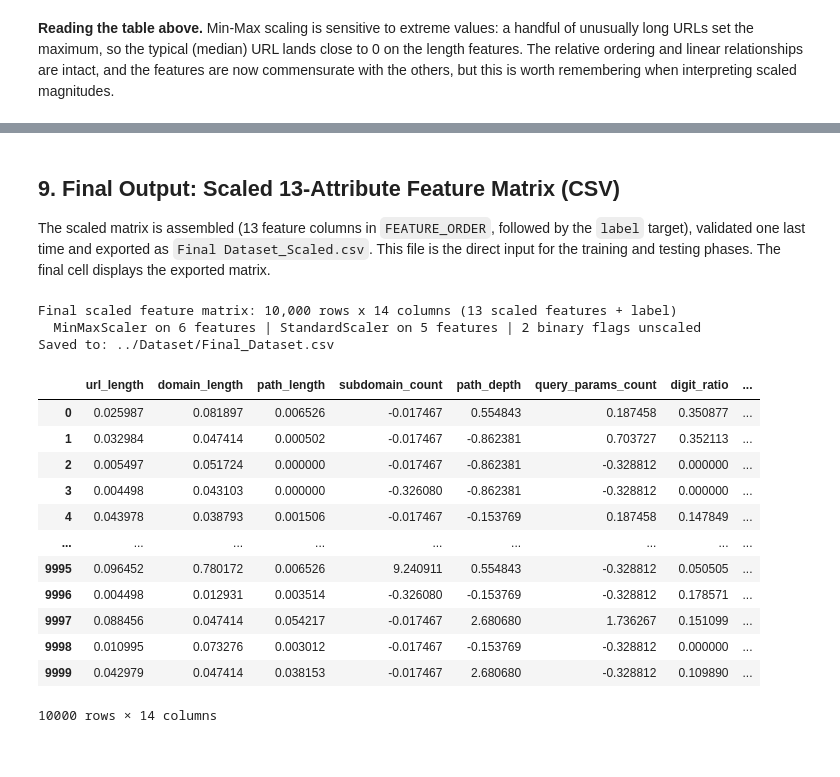
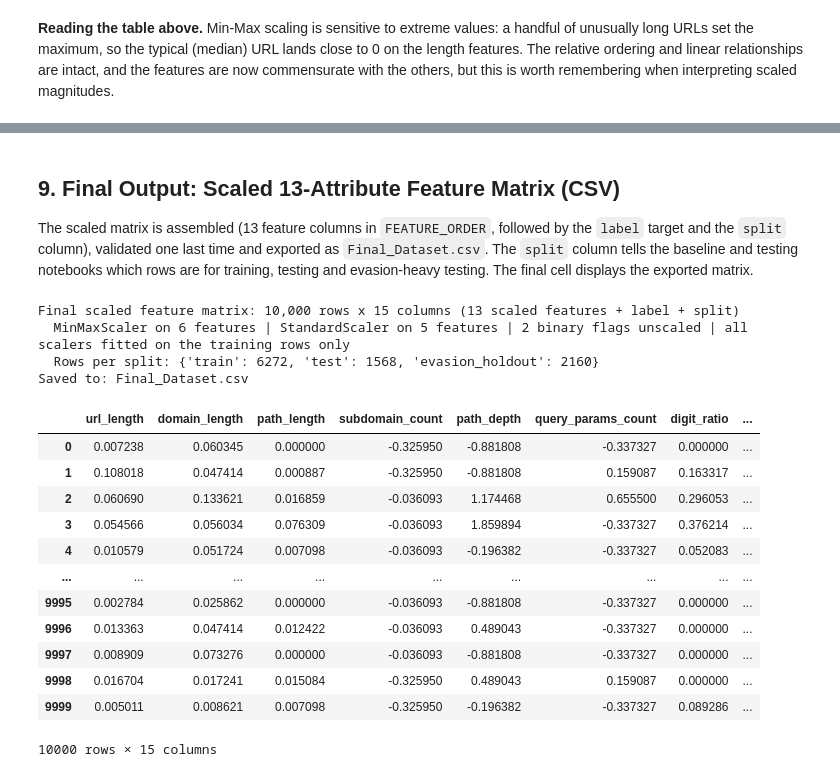
Before and after one commit to WendelLeander/PhishEvade, a Jupyter notebook: Modules/5_feature_scaling_pipeline.ipynb, the cells around one changed output, grey strips where cells are left out. Drawn from its saved outputs; the diff is of its cells as text; code cells hidden in the pictures.

```diff
--- a/Modules/5_feature_scaling_pipeline.ipynb
+++ b/Modules/5_feature_scaling_pipeline.ipynb
@@ -182,15 +186,18 @@ MinMaxScaler: 6 features | StandardScaler: 5 features | unscaled binary flags: 2
 scaled = features_raw.astype(float).copy()        # working copy; features_raw stays untouched
 
 minmax_scaler = MinMaxScaler()
-scaled[min_max_cols] = minmax_scaler.fit_transform(features_raw[min_max_cols])
+minmax_scaler.fit(features_raw.loc[train_mask, min_max_cols])            # learn from training rows only
+scaled[min_max_cols] = minmax_scaler.transform(features_raw[min_max_cols])
 
 minmax_params = pd.DataFrame({"x_min (learned)": minmax_scaler.data_min_,
                               "x_max (learned)": minmax_scaler.data_max_}, index=min_max_cols)
 assert (minmax_params["x_max (learned)"] > minmax_params["x_min (learned)"]).all(), "constant column"
-assert np.allclose(scaled[min_max_cols].min(), 0.0) and np.allclose(scaled[min_max_cols].max(), 1.0)
+assert np.allclose(scaled.loc[train_mask, min_max_cols].min(), 0.0) and np.allclose(scaled.loc[train_mask, min_max_cols].max(), 1.0)
 
-print("Fitted Min-Max parameters:")
+print("Fitted Min-Max parameters (training rows only):")
 display(minmax_params.round(4))
-print("Scaled range check passed: every Min-Max feature now spans exactly [0, 1].")
-scaled[min_max_cols].describe().round(4)
+print("Scaled range check passed: on the training rows every Min-Max feature spans exactly [0, 1].")
+outside = ((scaled.loc[~train_mask, min_max_cols] < 0) | (scaled.loc[~train_mask, min_max_cols] > 1)).sum()
+print("Test / evasion-holdout values outside [0, 1] (expected for values beyond the training range):", outside.to_dict())
+scaled.loc[train_mask, min_max_cols].describe().round(4)
 # %% [output]
@@ -219,14 +227,15 @@ Scaled range check passed: every Min-Max feature now spans exactly [0, 1].
 # %%
 zscore_scaler = StandardScaler()
-scaled[z_score_cols] = zscore_scaler.fit_transform(features_raw[z_score_cols])
+zscore_scaler.fit(features_raw.loc[train_mask, z_score_cols])            # learn from training rows only
+scaled[z_score_cols] = zscore_scaler.transform(features_raw[z_score_cols])
 
 zscore_params = pd.DataFrame({"mean mu (learned)": zscore_scaler.mean_,
                               "std sigma (learned)": zscore_scaler.scale_}, index=z_score_cols)
-assert np.allclose(scaled[z_score_cols].mean(), 0.0, atol=1e-9)
-assert np.allclose(np.std(scaled[z_score_cols].to_numpy(), axis=0), 1.0)
+assert np.allclose(scaled.loc[train_mask, z_score_cols].mean(), 0.0, atol=1e-9)
+assert np.allclose(np.std(scaled.loc[train_mask, z_score_cols].to_numpy(), axis=0), 1.0)
 
-print("Fitted Z-score parameters:")
+print("Fitted Z-score parameters (training rows only):")
 display(zscore_params.round(4))
-print("Standardisation check passed: every Z-score feature has mean 0 and standard deviation 1.")
-scaled[z_score_cols].describe().round(4)
+print("Standardisation check passed: on the training rows every Z-score feature has mean 0 and standard deviation 1.")
+scaled.loc[train_mask, z_score_cols].describe().round(4)
 # %% [output]
@@ -397,41 +392,45 @@ Held-out values falling outside [0, 1] when Min-Max is fitted on training rows o
 # %% [markdown]
 ## 9. Final Output: Scaled 13-Attribute Feature Matrix (CSV)
 
-The scaled matrix is assembled (13 feature columns in `FEATURE_ORDER`, followed by the `label` target), validated one last time and exported as `Final Dataset_Scaled.csv`. This file is the direct input for the training and testing phases. The final cell displays the exported matrix.
+The scaled matrix is assembled (13 feature columns in `FEATURE_ORDER`, followed by the `label` target and the `split` column), validated one last time and exported as `Final_Dataset.csv`. The `split` column tells the baseline and testing notebooks which rows are for training, testing and evasion-heavy testing. The final cell displays the exported matrix.
 # %%
 df_scaled = scaled[FEATURE_ORDER].copy()
 df_scaled["label"] = labels.values
+df_scaled["split"] = raw["split"].values
 
 # final validation
-assert list(df_scaled.columns) == FEATURE_ORDER + ["label"]
-assert df_scaled.shape == (len(raw), 14)                       # 13 features + label
-assert df_scaled.notna().all().all() and np.isfinite(df_scaled.to_numpy()).all()
-assert np.allclose(df_scaled[min_max_cols].min(), 0.0) and np.allclose(df_scaled[min_max_cols].max(), 1.0)
-assert np.allclose(df_scaled[z_score_cols].mean(), 0.0, atol=1e-9)
-assert df_scaled["label"].isin([0, 1]).all()
+assert list(df_scaled.columns) == FEATURE_ORDER + ["label", "split"]
+assert df_scaled.shape == (len(raw), 15)                       # 13 features + label + split
+assert df_scaled[FEATURE_ORDER].notna().all().all() and np.isfinite(df_scaled[FEATURE_ORDER].to_numpy()).all()
+tr = df_scaled["split"] == "train"
+assert np.allclose(df_scaled.loc[tr, min_max_cols].min(), 0.0) and np.allclose(df_scaled.loc[tr, min_max_cols].max(), 1.0)
+assert np.allclose(df_scaled.loc[tr, z_score_cols].mean(), 0.0, atol=1e-9)
+assert df_scaled["label"].isin([0, 1]).all() and set(df_scaled["split"]) == set(SPLITS)
 
 df_scaled.to_csv(OUTPUT_PATH, index=False)
 
 print(f"Final scaled feature matrix: {df_scaled.shape[0]:,} rows x {df_scaled.shape[1]} columns "
-      f"(13 scaled features + label)")
+      f"(13 scaled features + label + split)")
 print(f"  MinMaxScaler on {len(min_max_cols)} features | StandardScaler on {len(z_score_cols)} features | "
-      f"{len(binary_cols)} binary flags unscaled")
+      f"{len(binary_cols)} binary flags unscaled | all scalers fitted on the training rows only")
+print("  Rows per split:", df_scaled["split"].value_counts().loc[SPLITS].to_dict())
 print("Saved to:", OUTPUT_PATH)
 df_scaled
 # %% [output]
-Final scaled feature matrix: 10,000 rows x 14 columns (13 scaled features + label)
-  MinMaxScaler on 6 features | StandardScaler on 5 features | 2 binary flags unscaled
-Saved to: ../Dataset/Final_Dataset.csv
+Final scaled feature matrix: 10,000 rows x 15 columns (13 scaled features + label + split)
+  MinMaxScaler on 6 features | StandardScaler on 5 features | 2 binary flags unscaled | all scalers fitted on the training rows only
+  Rows per split: {'train': 6272, 'test': 1568, 'evasion_holdout': 2160}
+Saved to: Final_Dataset.csv
 |  | url_length | domain_length | path_length | subdomain_count | path_depth | query_params_count | digit_ratio | ... |
-| 0 | 0.025987 | 0.081897 | 0.006526 | -0.017467 | 0.554843 | 0.187458 | 0.350877 | ... |
-| 1 | 0.032984 | 0.047414 | 0.000502 | -0.017467 | -0.862381 | 0.703727 | 0.352113 | ... |
-| 2 | 0.005497 | 0.051724 | 0.000000 | -0.017467 | -0.862381 | -0.328812 | 0.000000 | ... |
-| 3 | 0.004498 | 0.043103 | 0.000000 | -0.326080 | -0.862381 | -0.328812 | 0.000000 | ... |
-| 4 | 0.043978 | 0.038793 | 0.001506 | -0.017467 | -0.153769 | 0.187458 | 0.147849 | ... |
+| 0 | 0.007238 | 0.060345 | 0.000000 | -0.325950 | -0.881808 | -0.337327 | 0.000000 | ... |
+| 1 | 0.108018 | 0.047414 | 0.000887 | -0.325950 | -0.881808 | 0.159087 | 0.163317 | ... |
+| 2 | 0.060690 | 0.133621 | 0.016859 | -0.036093 | 1.174468 | 0.655500 | 0.296053 | ... |
+| 3 | 0.054566 | 0.056034 | 0.076309 | -0.036093 | 1.859894 | -0.337327 | 0.376214 | ... |
+| 4 | 0.010579 | 0.051724 | 0.007098 | -0.036093 | -0.196382 | -0.337327 | 0.052083 | ... |
 | ... | ... | ... | ... | ... | ... | ... | ... | ... |
-| 9995 | 0.096452 | 0.780172 | 0.006526 | 9.240911 | 0.554843 | -0.328812 | 0.050505 | ... |
-| 9996 | 0.004498 | 0.012931 | 0.003514 | -0.326080 | -0.153769 | -0.328812 | 0.178571 | ... |
-| 9997 | 0.088456 | 0.047414 | 0.054217 | -0.017467 | 2.680680 | 1.736267 | 0.151099 | ... |
-| 9998 | 0.010995 | 0.073276 | 0.003012 | -0.017467 | -0.153769 | -0.328812 | 0.000000 | ... |
-| 9999 | 0.042979 | 0.047414 | 0.038153 | -0.017467 | 2.680680 | -0.328812 | 0.109890 | ... |
+| 9995 | 0.002784 | 0.025862 | 0.000000 | -0.036093 | -0.881808 | -0.337327 | 0.000000 | ... |
+| 9996 | 0.013363 | 0.047414 | 0.012422 | -0.036093 | 0.489043 | -0.337327 | 0.000000 | ... |
+| 9997 | 0.008909 | 0.073276 | 0.000000 | -0.036093 | -0.881808 | -0.337327 | 0.000000 | ... |
+| 9998 | 0.016704 | 0.017241 | 0.015084 | -0.325950 | 0.489043 | 0.159087 | 0.000000 | ... |
+| 9999 | 0.005011 | 0.008621 | 0.007098 | -0.325950 | -0.196382 | -0.337327 | 0.089286 | ... |
-10000 rows × 14 columns
+10000 rows × 15 columns
```
Also changed, not shown: parts of 18 cells of this notebook.
